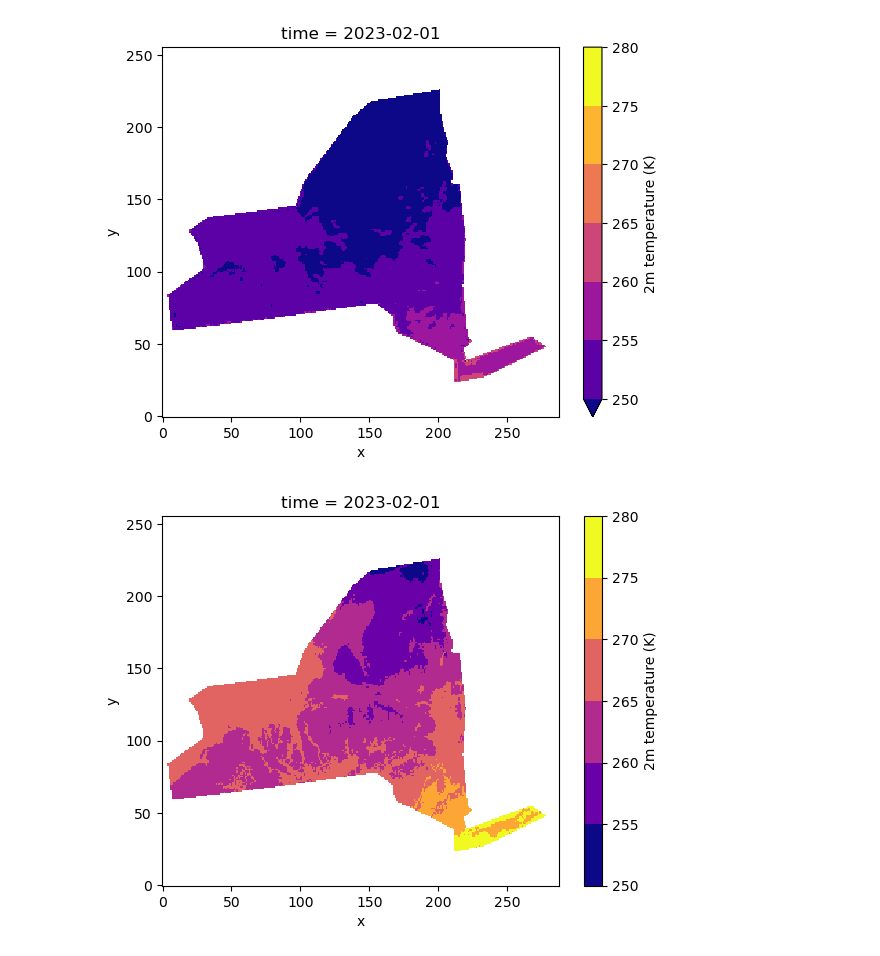
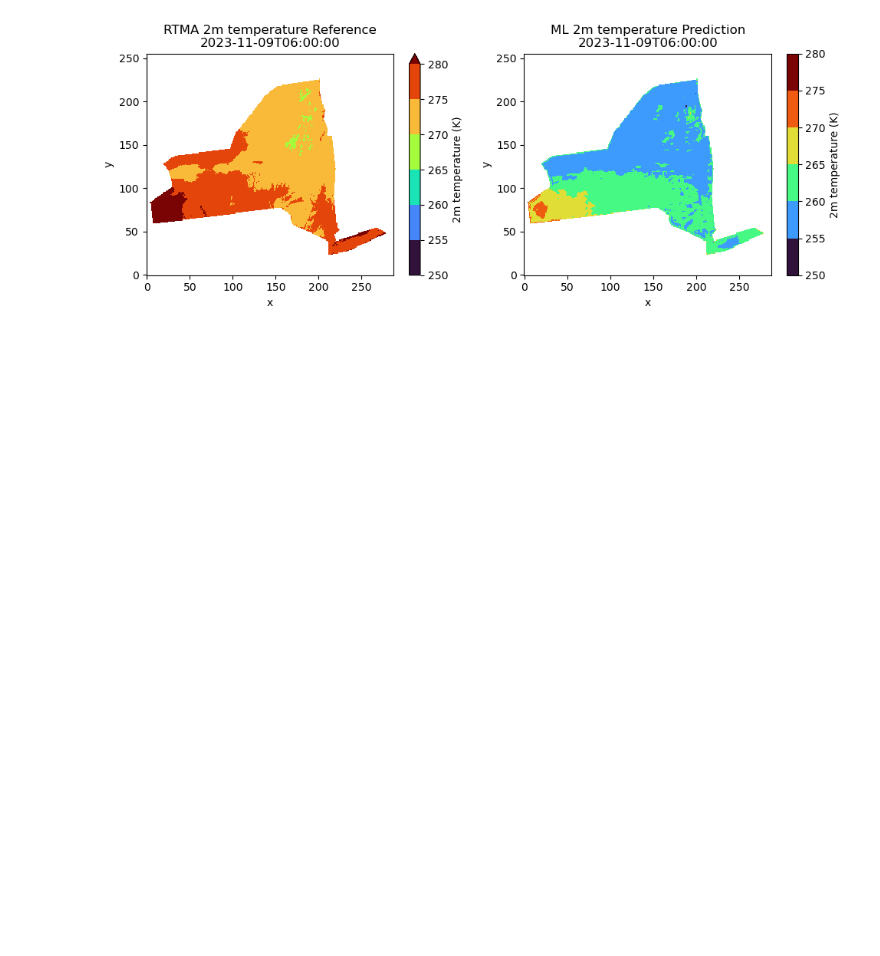
Before and after one commit to HarishBaki/Sparse_to_dense_meteorological_variables, a Jupyter notebook: TMRW_plots.ipynb, the cells around one changed output. Drawn from its saved outputs; the diff is of its cells as text; code cells hidden in the pictures; blank space fills up the shorter version.

```diff
--- a/TMRW_plots.ipynb
+++ b/TMRW_plots.ipynb
@@ -17,3 +17,5 @@ import cartopy.crs as ccrs
 import cartopy.crs as ccrs
 import cartopy.feature as cfeature
 from cartopy.feature import NaturalEarthFeature, LAND, COASTLINE
+
+FIG_DIR = 'Figures'
@@ -39,14 +126,36 @@ plt.show()
 # %%
-cmap = 'plasma'
+cmap = turbo_cmap
 levels = np.arange(250, 280.1, 5)
-time_instance = '2023-02-01T00:00:00'
-pred.t2m.sel(time=time_instance).where(mask).plot(cmap=cmap, levels=levels, add_colorbar=True,
-                                                cbar_kwargs={'label': '2m temperature (K)'})
-plt.show()
-test.t2m.sel(time=time_instance).where(mask).plot(cmap=cmap, levels=levels, add_colorbar=True,
-                                                cbar_kwargs={'label': '2m temperature (K)'})
-plt.show()
+time_instance = '2023-11-09T06:00:00'
+ref = xr.open_zarr(zarr_store).t2m.sel(time=time_instance).where(mask)
+pred = xr.open_zarr(zarr_store_pred).t2m.sel(time=time_instance).where(mask)
+var_title = '2m temperature'
+cbar_label = '2m temperature (K)'
+# Create 1x2 subplots
+fig, axes = plt.subplots(1, 2, figsize=(10, 4))
+
+# Plot test data
+test_plot = ref.plot(
+    ax=axes[0],
+    cmap=cmap,
+    levels=levels,
+    add_colorbar=True,
+    cbar_kwargs={'label': cbar_label}
+)
+axes[0].set_title(f'RTMA {var_title} Reference\n' + time_instance, fontsize=12)
+# Plot prediction
+pred_plot = pred.plot(
+    ax=axes[1],
+    cmap=cmap,
+    levels=levels,
+    add_colorbar=True,
+    cbar_kwargs={'label': cbar_label}
+)
+axes[1].set_title(f'ML {var_title} Prediction\n' + time_instance, fontsize=12)
+
+plt.tight_layout()
+
+plt.savefig(FIG_DIR+'/RTMA_2m_temperature_Comparison.png', dpi=300)
 # %% [output]
-[figure, old version]
+[figure, new version]
-[figure, removed]
 # %%
```
Also changed, not shown: parts of 4 cells of this notebook, 1 other file.
